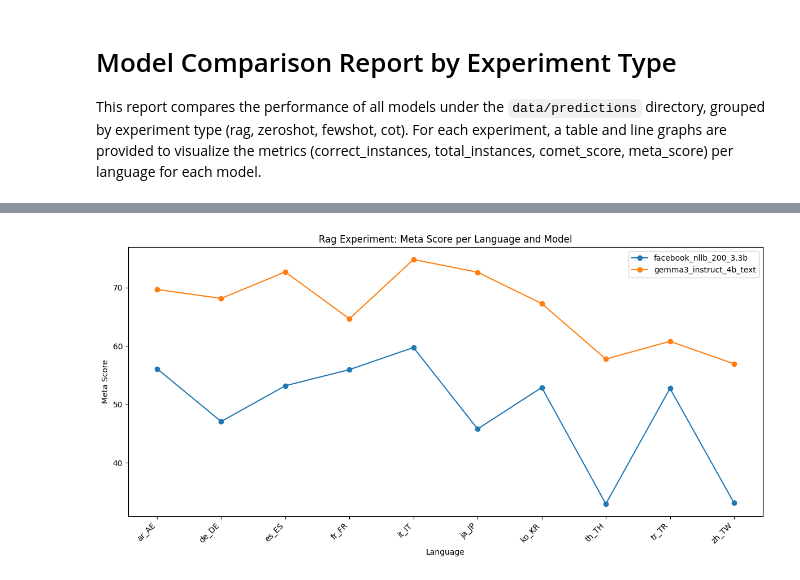
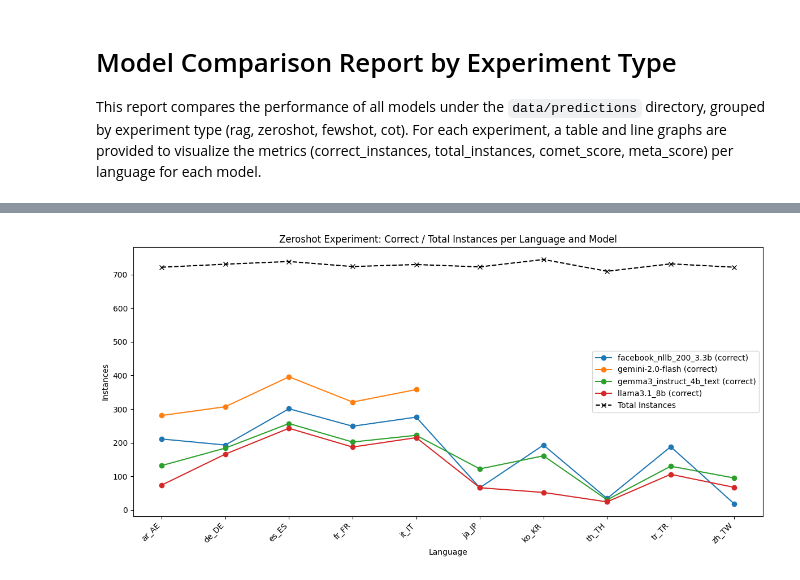
Before and after one commit to abhitoshj/da2250-dl-semeval2025-ea-mt, a Jupyter notebook: report.ipynb, the cells around one changed output, grey strips where cells are left out. Drawn from its saved outputs; the diff is of its cells as text; code cells hidden in the pictures.

Commit message:
Few corrections to the report generation and report.md

```diff
--- a/report.ipynb
+++ b/report.ipynb
@@ -48,7 +48,7 @@ for exp_group, exp_folders in experiment_map.items():
                             "meta_score": data.get("meta_score", None)
                         }
 # %%
-# For each experiment, create a table (one per metric, models as rows, languages as columns) and line graphs for all metrics
+# For each experiment, create a merged table and line graph for correct/total instances, and separate for other metrics
 for exp_group in results:
     display_name = exp_group.capitalize()
     print(f"\n## {display_name} Experiment")
@@ -60,37 +60,86 @@ for exp_group in results:
     all_langs = sorted(list(all_langs))
     # Collect all models
     all_models = sorted(list(exp_data.keys()))
-    # Metrics to report
-    metrics_to_plot = [
-        ("correct_instances", "Correct Instances"),
-        ("total_instances", "Total Instances"),
-        ("comet_score", "COMET Score"),
-        ("meta_score", "Meta Score")
-    ]
-    # Create a table for each metric
-    for metric_key, metric_label in metrics_to_plot:
+    # --- Merged Table for Correct/Total Instances ---
+    # Assume total_instances is the same for all models, so take from the first model that has data
+    total_instances_row = {"Model": "Total Instances"}
+    for lang in all_langs:
+        for model in all_models:
+            val = exp_data[model].get(lang, {}).get("total_instances", None)
+            if val is not None:
+                total_instances_row[lang] = val
+                break
+            else:
+                total_instances_row[lang] = "NA"
+    # Build correct instances rows
+    correct_rows = []
+    for model in all_models:
+        row = {"Model": model}
+        for lang in all_langs:
+            val = exp_data[model].get(lang, {}).get("correct_instances", None)
+            row[lang] = val if val is not None else "NA"
+        correct_rows.append(row)
+    merged_df = pd.DataFrame([total_instances_row] + correct_rows)
+    print(f"\n### Correct / Total Instances Table")
+    display(merged_df)
+    # Merged line graph: only plot values for languages where data is available for that model
+    plt.figure(figsize=(12, 6))
+    for model in all_models:
+        langs = []
+        values = []
+        for lang in all_langs:
+            val = exp_data[model].get(lang, {}).get("correct_instances", None)
+            if val is not None:
+                langs.append(lang)
+                values.append(val)
+        plt.plot(langs, values, marker='o', label=f"{model} (correct)")
+    # Only plot total instances for languages where available
+    langs_total = [lang for lang in all_langs if total_instances_row[lang] != "NA"]
+    total_values = [total_instances_row[lang] for lang in langs_total]
+    plt.plot(langs_total, total_values, linestyle='--', marker='x', color='black', label='Total Instances')
+    chart_title = f"{display_name} Experiment: Correct / Total Instances per Language and Model"
+    plt.title(chart_title)
+    plt.ylabel("Instances")
+    plt.xlabel("Language")
+    plt.xticks(rotation=45, ha='right')
+    plt.legend()
+    plt.tight_layout()
+    # Save chart as PNG
+    filename = chart_title.lower().replace(' ', '-').replace('/', '-') + '.png'
+    plt.savefig(os.path.join('images', filename), bbox_inches='tight')
+    plt.show()
+    # --- Other metrics as before, but with line+marker plots and NA for missing ---
+    for metric_key, metric_label in [("comet_score", "COMET Score"), ("meta_score", "Meta Score")]:
         table_rows = []
         for model in all_models:
             row = {"Model": model}
             for lang in all_langs:
-                value = exp_data[model].get(lang, {}).get(metric_key, None)
-                row[lang] = value
+                val = exp_data[model].get(lang, {}).get(metric_key, None)
+                row[lang] = val if val is not None else "NA"
             table_rows.append(row)
         metric_df = pd.DataFrame(table_rows)
         print(f"\n### {metric_label} Table")
         display(metric_df)
-    # Line graphs for each metric (as before)
-    for metric_key, metric_label in metrics_to_plot:
         plt.figure(figsize=(12, 6))
         for model in exp_data:
-            values = [exp_data[model].get(lang, {}).get(metric_key, 0) for lang in all_langs]
-            plt.plot(all_langs, values, marker='o', label=model)
-        plt.title(f"{display_name} Experiment: {metric_label} per Language and Model")
+            langs = []
+            values = []
+            for lang in all_langs:
+                val = exp_data[model].get(lang, {}).get(metric_key, None)
+                if val is not None:
+                    langs.append(lang)
+                    values.append(val)
+            plt.plot(langs, values, marker='o', label=model)
+        chart_title = f"{display_name} Experiment: {metric_label} per Language and Model"
+        plt.title(chart_title)
         plt.ylabel(metric_label)
         plt.xlabel("Language")
         plt.xticks(rotation=45, ha='right')
         plt.legend()
         plt.tight_layout()
+        # Save chart as PNG
+        filename = chart_title.lower().replace(' ', '-').replace('/', '-') + '.png'
+        plt.savefig(os.path.join('images', filename), bbox_inches='tight')
         plt.show()
 # %% [output]
 ## Rag Experiment
@@ -117 +172 @@ for exp_group in results:
-[figure, old version]
+[figure, new version]
```
Also changed, not shown: parts of 1 cell of this notebook, 18 other files.
